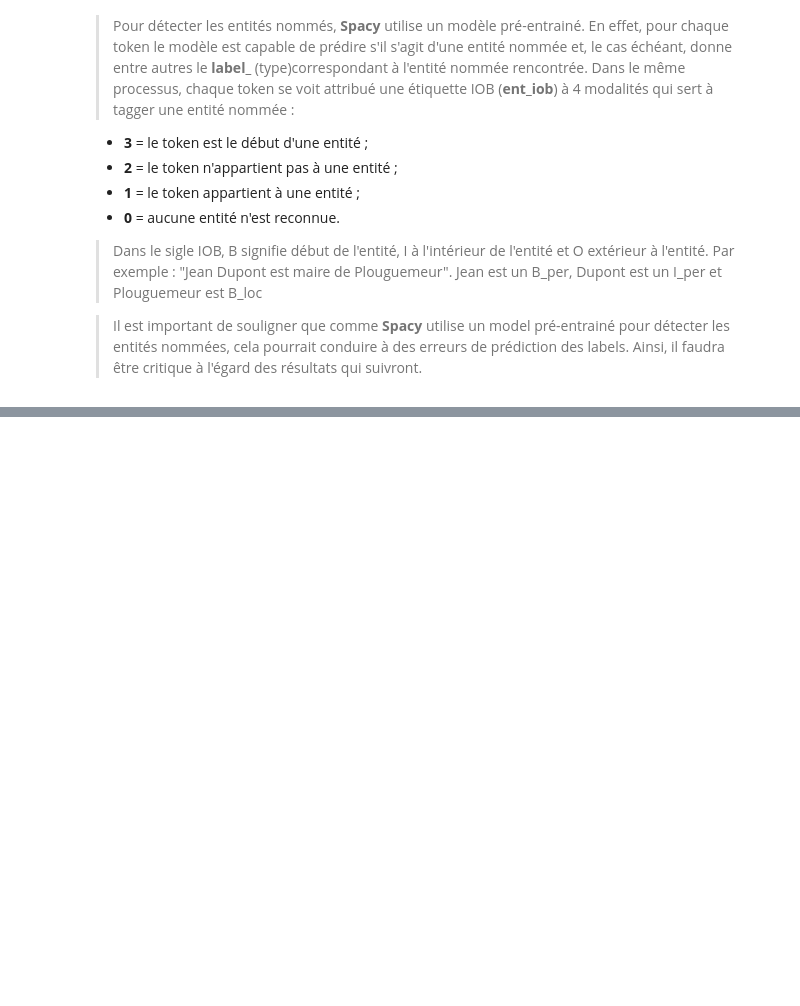
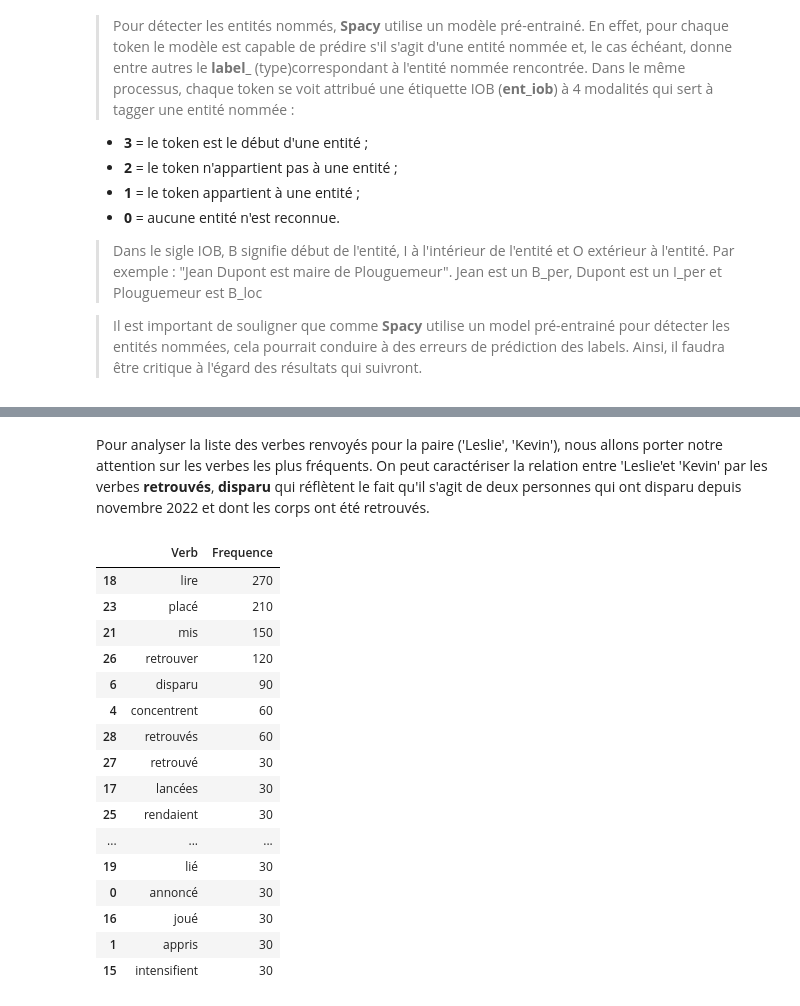
Before and after one commit to s-sawadogo/NLP-Web-Mining, a Jupyter notebook: NLP-Web-Mining.ipynb, the cells around one changed output, grey strips where cells are left out. Saved outputs shown, nothing was run; the diff lists cells and outputs as text; code cells hidden in the pictures; blank space fills up the shorter version.

```diff
--- a/NLP-Web-Mining.ipynb
+++ b/NLP-Web-Mining.ipynb
@@ -502,0 +540,3 @@ Jean est un B_per, Dupont est un I_per et Plouguemeur est B_loc
+# %%
+#créer une copie de data_final
+echos.copy=data_final
@@ -502,0 +819,7 @@ Jean est un B_per, Dupont est un I_per et Plouguemeur est B_loc
+# %%
+#Ajout des listes précédemment créées à un nouvel dataframe echos.copy2
+echos.copy2=echos.copy
+echos.copy2['sentence']=sentence
+echos.copy2['entities']=entities
+echos.copy2['token']=token
+echos.copy2['label']=label
@@ -502,0 +896,23 @@ Jean est un B_per, Dupont est un I_per et Plouguemeur est B_loc
+# %%
+#On repasse le processing incluant le sentencizer sur les données
+nlp = spacy.load("fr_core_news_md")
+nlp.add_pipe('sentencizer')
+docs = list(nlp.pipe(texts))
+sentence=list()
+entities=list()
+lemma=list()
+token=list()
+label=list()
+
+for doc in docs:
+  sentence.append([s for s in doc.sents])
+  Listentities=[]
+  Listtoken=[]
+  Listlabel=[]
+  for s in doc.sents: # s est un span du document
+    Listentities.append([str(e) for e in s.ents])
+    Listtoken.append([str(tok) for tok in s])
+    Listlabel.append([e.label_ for e in s.ents])
+  entities.append(Listentities)
+  token.append(Listtoken)
+  label.append(Listlabel)
@@ -502,0 +1004,30 @@ Jean est un B_per, Dupont est un I_per et Plouguemeur est B_loc
+# %% [markdown]
+Pour analyser la liste des verbes renvoyés pour la paire ('Leslie', 'Kevin'), nous allons porter notre attention sur les verbes les plus fréquents. On peut caractériser la relation entre 'Leslie'et 'Kevin' par les verbes **retrouvés**, **disparu** qui réflètent le fait qu'il s'agit de deux personnes qui ont disparu depuis novembre 2022 et dont les corps ont été retrouvés.
+# %%
+resultat= get_verbs_from_entity_paire(['Leslie', 'Kevin'], ['PER','ORG'])
+# %%
+(unique, counts) = np.unique(resultat, return_counts=True)
+d = {'Verb': unique, 'Frequence': counts}
+df_verb = pd.DataFrame(data=d)
+df_verb = df_verb.sort_values(by='Frequence', ascending=False)
+df_verb
+# 20 plus frequents verbes
+df_verb.head(20)
+# %% [output]
+|  | Verb | Frequence |
+| 18 | lire | 270 |
+| 23 | placé | 210 |
+| 21 | mis | 150 |
+| 26 | retrouver | 120 |
+| 6 | disparu | 90 |
+| 4 | concentrent | 60 |
+| 28 | retrouvés | 60 |
+| 27 | retrouvé | 30 |
+| 17 | lancées | 30 |
+| 25 | rendaient | 30 |
+| ... | ... | ... |
+| 19 | lié | 30 |
+| 0 | annoncé | 30 |
+| 16 | joué | 30 |
+| 1 | appris | 30 |
+| 15 | intensifient | 30 |
```
Also changed, not shown: parts of 51 cells of this notebook.
